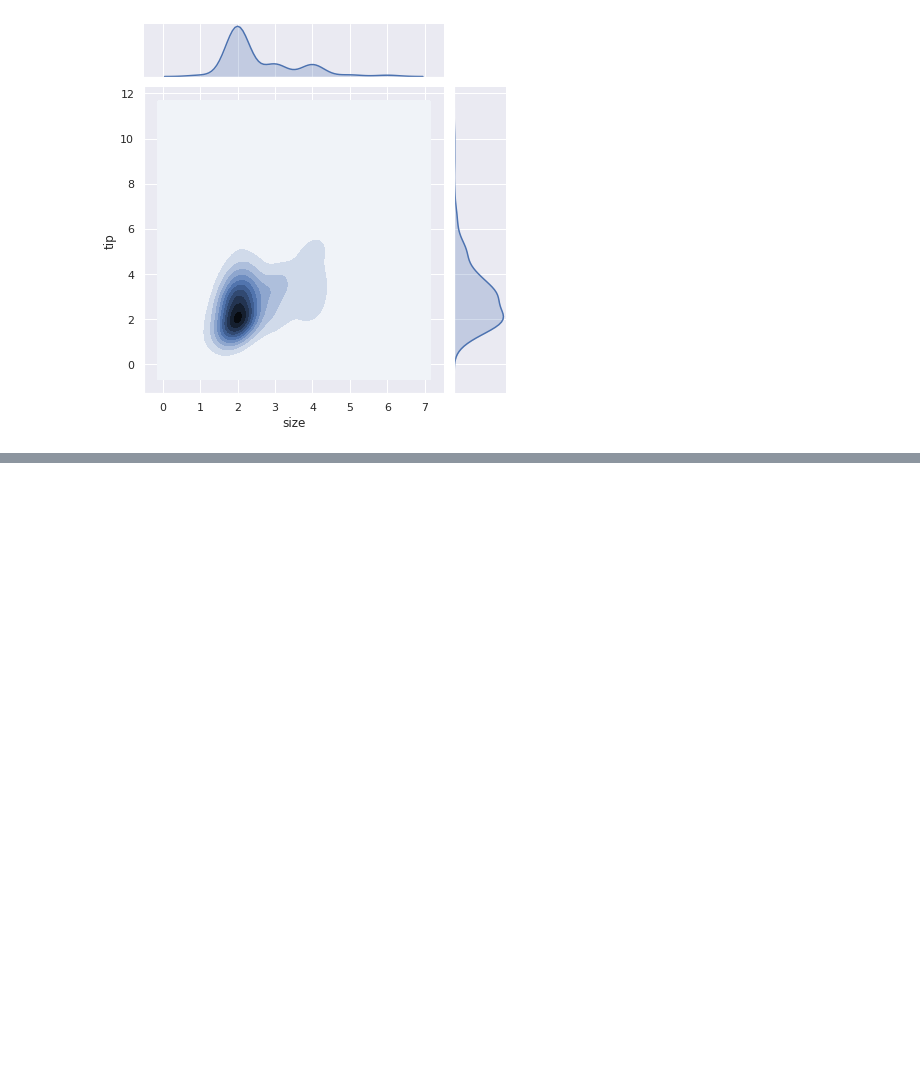
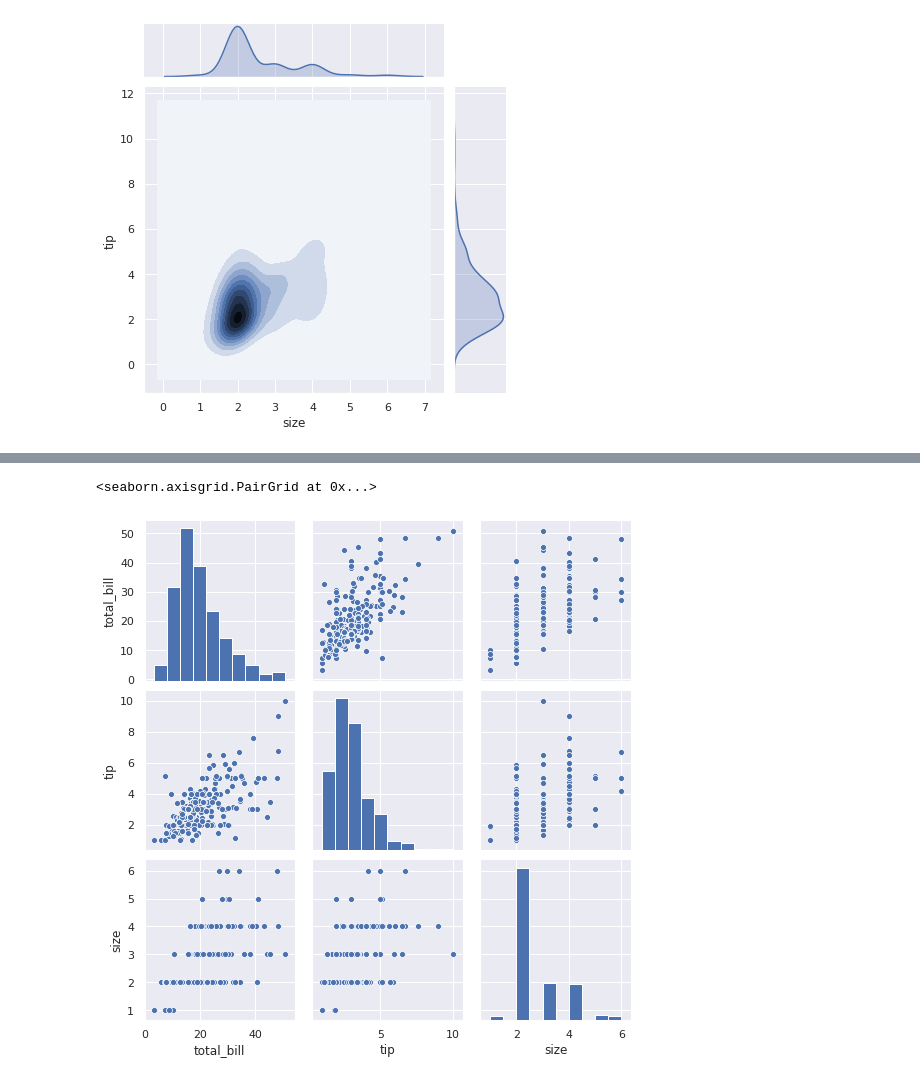
Before and after one commit to gengjia0214/visualization-learning-notes, a Jupyter notebook: Seanboar Crash Course.ipynb, the cells around one changed output, grey strips where cells are left out. Saved outputs shown, nothing was run; the diff lists cells and outputs as text; code cells hidden in the pictures; blank space fills up the shorter version.

```diff
--- a/Seanboar Crash Course.ipynb
+++ b/Seanboar Crash Course.ipynb
@@ -499,0 +598,5 @@ sns.jointplot(x='size', y='tip', data=tips, kind='kde')
+# %%
+sns.pairplot(tips)
+# %% [output]
+<seaborn.axisgrid.PairGrid at 0x...>
+[figure, added]
```
Also changed, not shown: parts of 59 cells of this notebook.
